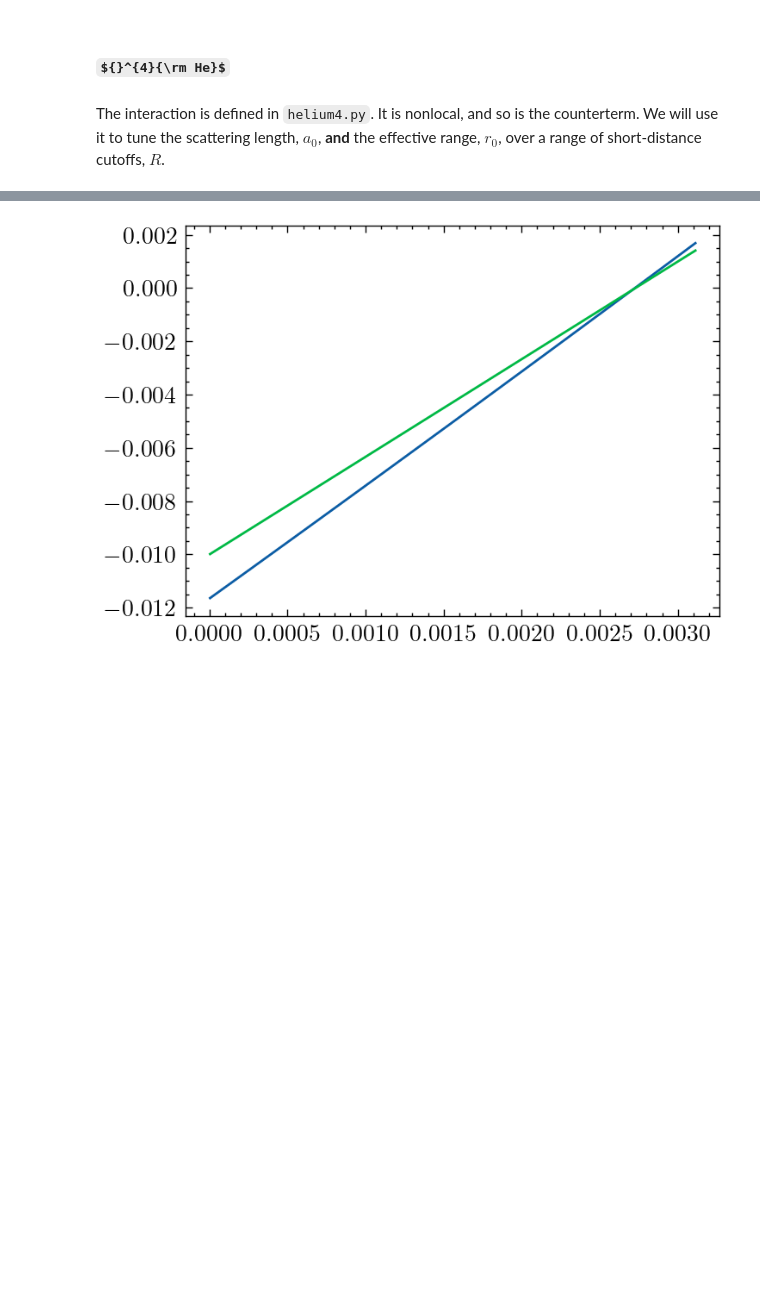
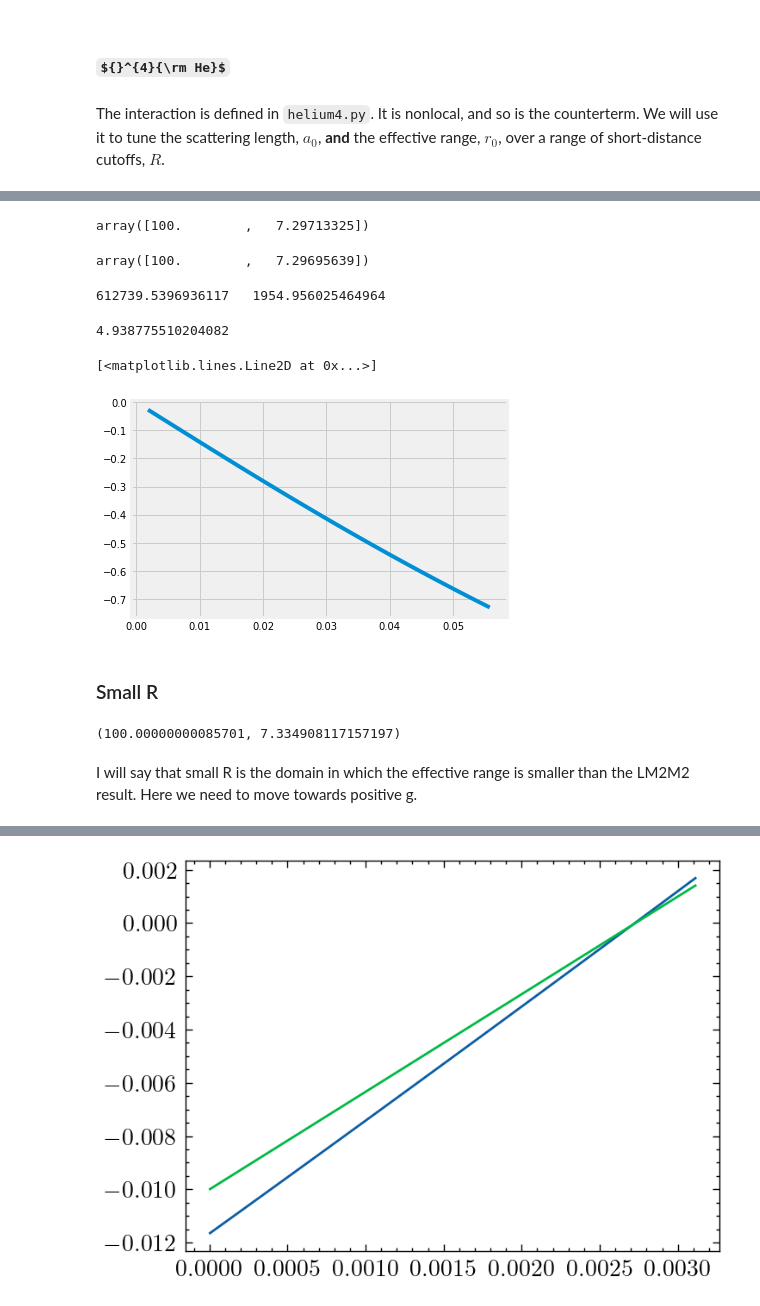
Before and after one commit to odell/vdw-nlo, a Jupyter notebook: 4He NLO Nonlocal.ipynb, the cells around one changed output, grey strips where cells are left out. Cells and saved outputs as stored; diff of their text form; code cells hidden in the pictures; some formulas as TeX source; blank space fills up the shorter version.

```diff
--- a/4He NLO Nonlocal.ipynb
+++ b/4He NLO Nonlocal.ipynb
@@ -9,6 +9,6 @@ import matplotlib.pyplot as plt
 
 import helium4 as he4
 
-plt.style.use('science')
+plt.style.use('fivethirtyeight')
 gr = 4/3
 h = 3
@@ -36,2 +58,5 @@ def inverse_a0_diff(gi, gj, sys):
 # %%
-s = he4.construct_helium4_system(Rs[0], ELL)
+NR = 24
+R=Rs[NR]
+print(R)
+s = he4.construct_helium4_system(R, ELL)
@@ -64,0 +106,25 @@ ax[1].set_ylabel(r'$r_0$ (Å))');
+# %%
+N = 30
+test_results[N]
+# %% [output]
+array([100.        ,   7.29713325])
+# %%
+N = 100
+test_results[N]
+# %% [output]
+array([100.        ,   7.29695639])
+# %%
+print(glo_refit[N], " ",g_nlo_test[N])
+# %% [output]
+612739.5396936117   1954.956025464964
+# %%
+he4.BETA6/R
+# %% [output]
+4.938775510204082
+# %%
+phshift = s.phase_shifts(330671.13967153005,-18177.707019376576,momenta)
+# %%
+plt.plot(momenta,phshift)
+# %% [output]
+[<matplotlib.lines.Line2D at 0x...>]
+[figure, added]
@@ -64,0 +133,9 @@ ax[1].set_ylabel(r'$r_0$ (Å))');
+# %% [markdown]
+### Small R
+# %%
+N = 170
+s.a0_and_r0(glo_refit[N], g_nlo_test[N], momenta, use_c=True)
+# %% [output]
+(100.00000000085701, 7.334908117157197)
+# %% [markdown]
+I will say that small R is the domain in which the effective range is smaller than the LM2M2 result. Here we need to move towards positive g.
```
Also changed, not shown: parts of 14 cells of this notebook.
